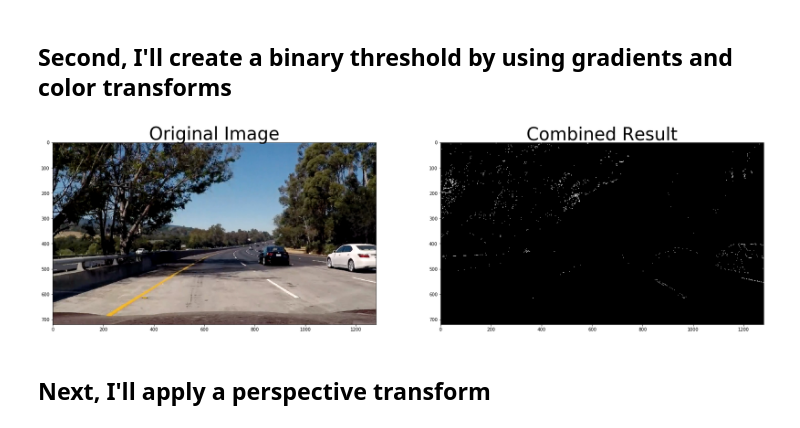
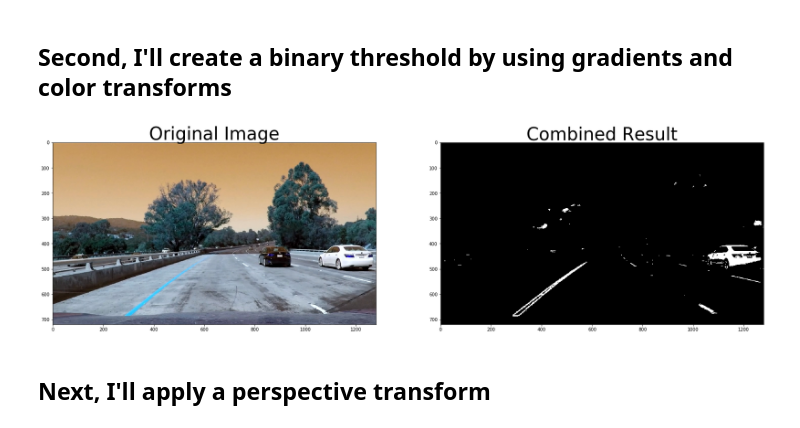
Before and after one commit to albertzheng07/Advanced_Lane_Finding, a Jupyter notebook: examples/project.ipynb, the cells around one changed output. Drawn from its saved outputs; the diff is of its cells as text; code cells hidden in the pictures.

Commit message:
Save better thresholding

```diff
--- a/examples/project.ipynb
+++ b/examples/project.ipynb
@@ -102,17 +104,18 @@ import matplotlib.patches as patches
 # %%
-def binary_threshold(img, s_thresh=(180, 255), sx_thresh=(50, 100), l_thresh=(220, 255), b_thresh=(160, 200)):
+def binary_threshold(img, s_thresh=(180, 255), sx_thresh=(50, 100), l_thresh=(225, 255), b_thresh=(155, 200)):
     gray = cv2.cvtColor(img, cv2.COLOR_RGB2GRAY)
 
     # Convert to HLS color space and separate the S channel
-    hls = cv2.cvtColor(img, cv2.COLOR_RGB2HLS)
+    hls = cv2.cvtColor(img, cv2.COLOR_BGR2HLS)
     #l_channel = hls[:,:,1]
     s_channel = hls[:,:,2]
 
     luv = cv2.cvtColor(img, cv2.COLOR_BGR2LUV)
     l_channel = luv[:,:,0]
 
-    lab = cv2.cvtColor(img, cv2.COLOR_BGR2LAB)
-    b_channel = luv[:,:,2]
+    #lab = cv2.cvtColor(img, cv2.COLOR_BGR2Lab)
+    #b_channel = #lab[:,:,2]
+    b_channel = cv2.cvtColor(img, cv2.COLOR_BGR2Lab)[:,:,2]
 
     # Sobel x
     sobelx = cv2.Sobel(gray, cv2.CV_64F, 1, 0) # Take the derivative in x on gray scale of image
@@ -140,36 +143,42 @@ def binary_threshold(img, s_thresh=(180, 255), sx_thresh=(50, 100), l_thresh=(22
     b_binary = np.zeros_like(b_channel)
 
     b_binary[(b_channel >= b_thresh[0]) & (b_channel <= b_thresh[1])] = 1
-
+    #print(b_binary)
     # Threshold saturation/color channel to detect both yellow/white lines
     s_binary = np.zeros_like(s_channel)
     s_binary[(s_channel >= s_thresh[0]) & (s_channel <= s_thresh[1])] = 1
 
 #     # Stack each channel with G and B channels corresponding to x gradient, saturation, light channel results
 #     zero_channel = np.zeros_like(sxbinary)
 #     color_binary = np.dstack((zero_channel, sxbinary, s_binary)) * 255
     #print(c_binary)
     #print(np.where(c_binary))
     #print(np.where(l_binary))
-    combined_binary = np.zeros_like(sgbinary)
+
+    combined_binary = np.zeros_like(b_binary)
     # Take union of x gradient, saturation channel and intersection of yellow/white colored lines as threshold mask
-    combined_binary[(((l_binary == 1) | (b_binary == 1)) | (s_binary == 1)) & (sgbinary == 1)] = 1
+    #combined_binary[(((l_binary == 1) | (b_binary == 1)) | (s_binary == 1)) & (sgbinary == 1)] = 1
+    combined_binary[(b_binary == 1) | (l_binary == 1)] = 1
+
+
     #combined_binary[c_binary == 1  & (sxbinary == 1 | s_binary)] = 1
     #print(combined_binary)
     return combined_binary
 
-image = mpimg.imread('../test_images/test5.jpg')
+#image = mpimg.imread('../test_images/test1.jpg')
+image = cv2.imread('../test_images/test1.jpg')
+com_binary = binary_threshold(image)
+#com_binary = binary_threshold(top_down)
 
-com_binary = binary_threshold(image)
 
 f, (ax1, ax3) = plt.subplots(1, 2, figsize=(24, 9))
 ax1.imshow(image)
 ax1.set_title('Original Image', fontsize=40)
 
 ax3.imshow(com_binary, cmap='gray')
 ax3.set_title('Combined Result', fontsize=40)
 plt.subplots_adjust(left=0.03, right=0.96, top=0.9, bottom=0.)
 
 plt.savefig('Threshold_Result.jpg')
 # %% [output]
-[figure, old version]
+[figure, new version]
```
Also changed, not shown: parts of 11 cells of this notebook, 4 other files.
